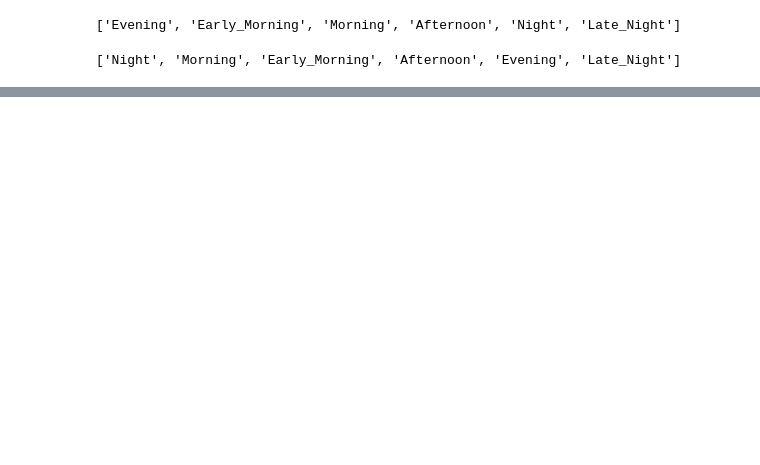
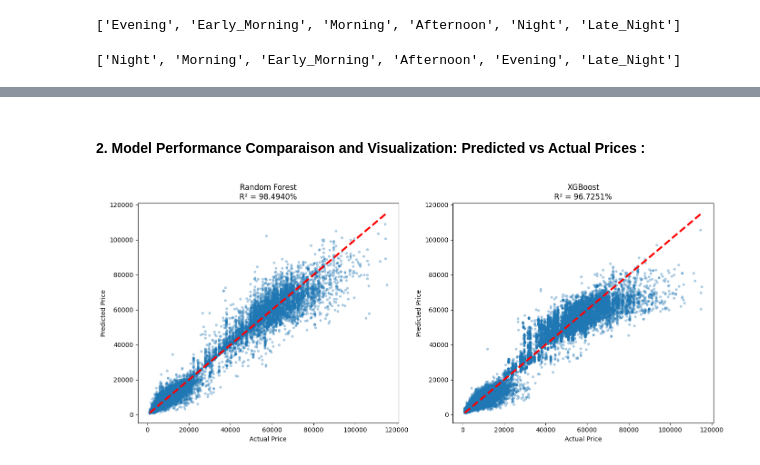
Before and after one commit to Abdelali-Ouhsine/Flight-Price-Prediction-ML, a Jupyter notebook: project.ipynb, the cells around one changed output, grey strips where cells are left out. Saved outputs shown, nothing was run; the diff lists cells and outputs as text; code cells hidden in the pictures; blank space fills up the shorter version.

```diff
--- a/project.ipynb
+++ b/project.ipynb
@@ -236,0 +329,7 @@ KeyboardInterrupt:
+# %%
+from sklearn.ensemble import RandomForestRegressor
+
+RandomForest_model = RandomForestRegressor(n_estimators=100, random_state=42)
+RandomForest_model.fit(x_train, y_train)
+
+print('Random Forest Model Has been Trained!')
@@ -236,0 +359,3 @@ KeyboardInterrupt:
+# %%
+y_pred_RF = RandomForest_model.predict(x_test)
+print('Random Forest Model Has been Tested!')
@@ -236,0 +366,3 @@ KeyboardInterrupt:
+# %%
+y_pred_xgb = xgb_model.predict(x_test)
+print('XGBoost Model Has been Tested!')
@@ -236,0 +378,14 @@ KeyboardInterrupt:
+# %%
+y_predicted = { 'Random Forest' : y_pred_RF, "XGBoost" : y_pred_xgb}
+
+for model_name, y_pred in y_predicted.items() :
+    mae = mean_absolute_error(y_test, y_pred)
+    mse = mean_squared_error(y_test, y_pred)
+    rmse = np.sqrt(mse)
+    r2 = r2_score(y_test, y_pred)
+
+    print(f"Evaluation of model {model_name} ")
+    print(f"MAE  (Mean Absolute Error):     {mae:.2f}")
+    print(f"RMSE (Root Mean Squared Error): {rmse:.2f}")
+    print(f"R² Score:                       {r2*100:.4f}%")
+    print('='*20 + '\n')
@@ -236,0 +404,21 @@ KeyboardInterrupt:
+# %% [markdown]
+#### 2. Model Performance Comparaison and Visualization: Predicted vs Actual Prices :
+# %%
+fig, axes = plt.subplots(1, 2, figsize=(14, 6))
+
+y_predicted = { 'Random Forest' : y_pred_RF, "XGBoost" : y_pred_xgb}
+
+for i, (model_name, y_pred) in enumerate(y_predicted.items()):
+    # Calculate metrics for this model
+    r2 = r2_score(y_test, y_pred)
+
+    axes[i].scatter(y_test, y_pred, alpha=0.3, s=10)
+    axes[i].plot([y_test.min(), y_test.max()], [y_test.min(), y_test.max()], 'r--', lw=3)
+    axes[i].set_xlabel("Actual Price")
+    axes[i].set_ylabel("Predicted Price")
+    axes[i].set_title(f"{model_name}\nR² = {r2*100:.4f}%")
+
+plt.tight_layout()
+plt.show()
+# %% [output]
+[figure, added]
```
Also changed, not shown: parts of 63 cells of this notebook.
